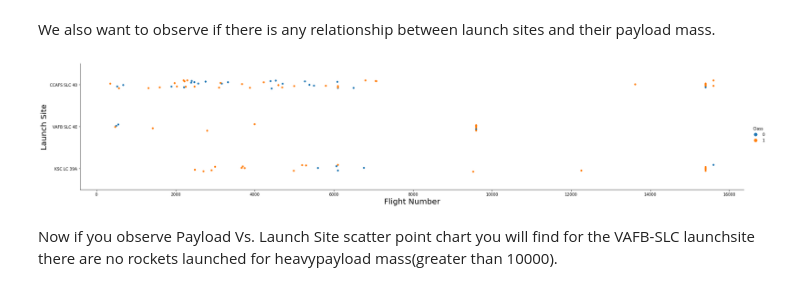
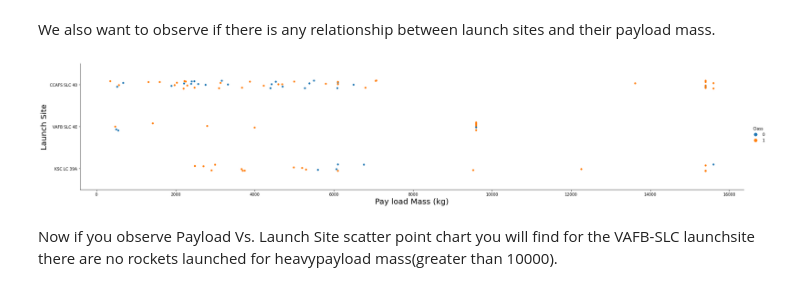
Before and after one commit to silvadaniel88/Capstone, a Jupyter notebook: EDA + VIZ.ipynb, the cells around one changed output. Cells and saved outputs as stored; diff of their text form; code cells hidden in the pictures.

```diff
--- a/EDA + VIZ.ipynb
+++ b/EDA + VIZ.ipynb
@@ -99,11 +99,11 @@ We also want to observe if there is any relationship between launch sites and th
 # %%
 # Plot a scatter point chart with x axis to be Pay Load Mass (kg) and y axis to be the launch site, and hue to be the class value
 sns.catplot(y="LaunchSite", x="PayloadMass", hue="Class", data=df, aspect = 5)
-plt.xlabel("Flight Number",fontsize=20)
+plt.xlabel("Pay load Mass (kg)",fontsize=20)
 plt.ylabel("Launch Site",fontsize=20)
 plt.show()
 # %% [output]
-[figure, old version]
+[figure, new version]
 # %% [markdown]
 Now if you observe Payload Vs. Launch Site scatter point chart you will find for the VAFB-SLC  launchsite there are no  rockets  launched for  heavypayload mass(greater than 10000).
 # %% [markdown]
```
